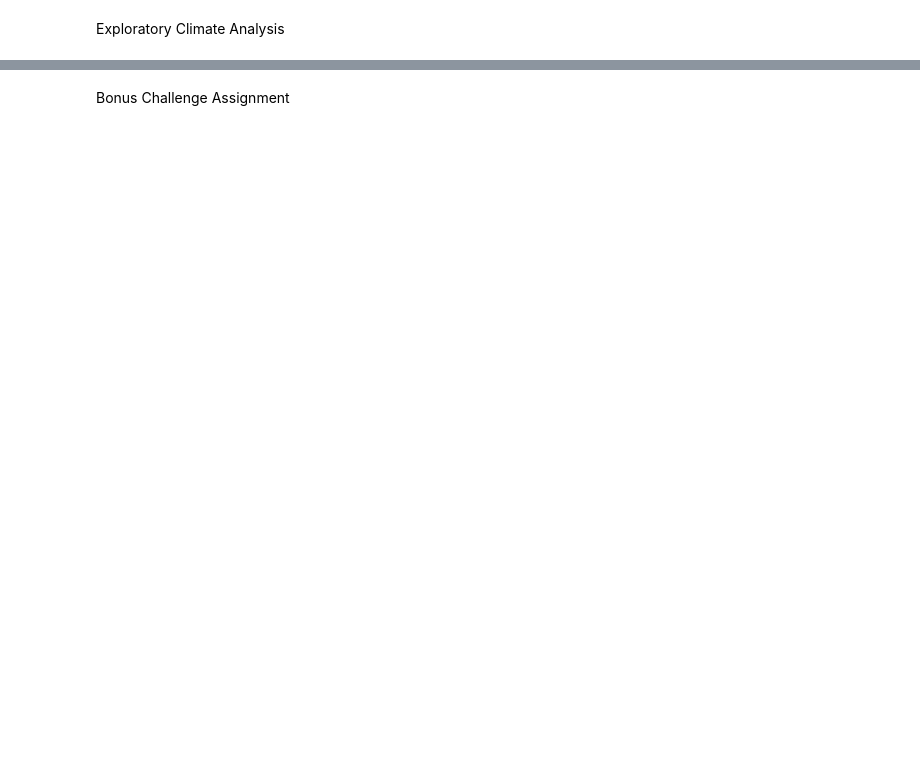
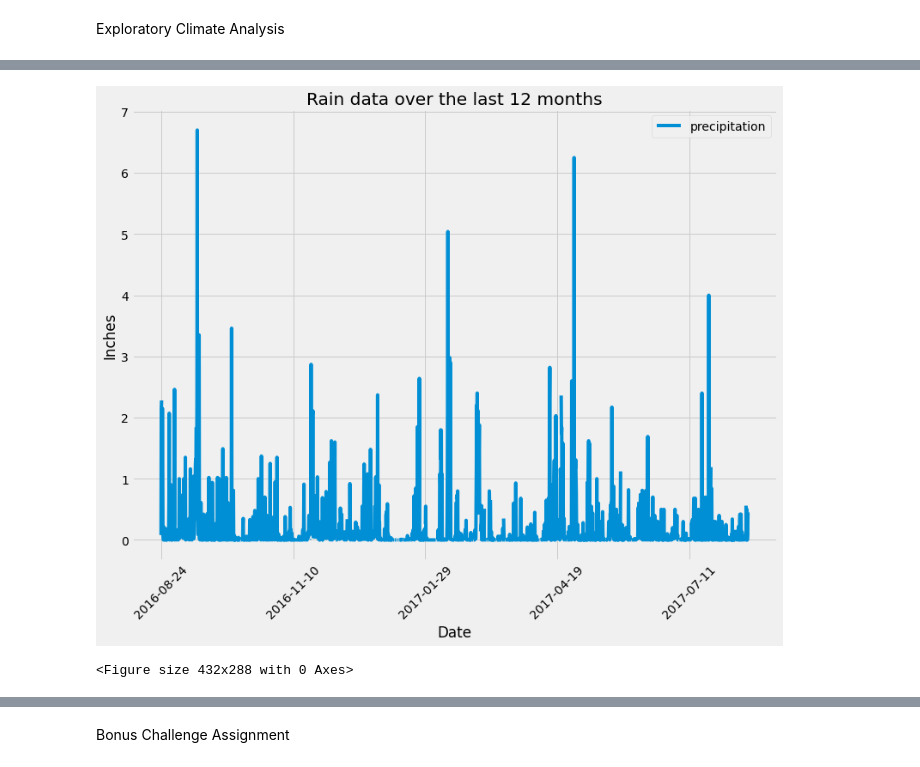
Before and after one commit to MellyB5/sqlalchemy_challenge, a Jupyter notebook: climate.ipynb, the cells around one changed output, grey strips where cells are left out. Saved outputs shown, nothing was run; the diff lists cells and outputs as text; code cells hidden in the pictures; blank space fills up the shorter version.

```diff
--- a/climate.ipynb
+++ b/climate.ipynb
@@ -20,7 +20,8 @@ from sqlalchemy import create_engine, func
 engine = create_engine("sqlite:///Resources/hawaii.sqlite")
 # %%
 # reflect an existing database into a new model
-
+Base = automap_base()
 # reflect the tables
+Base.prepare(engine, reflect=True)
 # %%
 # We can view all of the classes that automap found
@@ -27,6 +31,9 @@ engine = create_engine("sqlite:///Resources/hawaii.sqlite")
 # %%
 # Save references to each table
+Measurement = Base.classes.measurement
+Station = Base.classes.station
 # %%
 # Create our session (link) from Python to the DB
+session = Session(engine)
 # %% [markdown]
 Exploratory Climate Analysis
@@ -34,11 +46,15 @@ Exploratory Climate Analysis
 # Design a query to retrieve the last 12 months of precipitation data and plot the results
 
 # Calculate the date 1 year ago from the last data point in the database
-
+date_year_ago = dt.datetime(2017, 8, 23) - dt.timedelta(days=365)
 # Perform a query to retrieve the data and precipitation scores
-
+prcp_results = session.query(Measurement.prcp, Measurement.date).\
+    filter(Measurement.date >= date_year_ago).\
+    order_by(Measurement.date).all()
 # Save the query results as a Pandas DataFrame and set the index to the date column
-
+prcp_df = pd.DataFrame(prcp_results, columns=["prcp","date"])
+prcp_df = prcp_df.rename(columns={"prcp": "precipitation"})
+prcp_df.set_index("date", inplace=True)
 # Sort the dataframe by date
-
-# Use Pandas Plotting with Matplotlib to plot the data
+prcp_df.sort_values("date").dropna()
+prcp_df.head()
@@ -45,2 +69,14 @@ Exploratory Climate Analysis
+# %%
+# Use Pandas Plotting with Matplotlib to plot the data
+prcp_df.plot(rot=45, figsize=(12,9))
+plt.title("Rain data over the last 12 months")
+plt.ylabel("Inches")
+plt.xlabel("Date")
+fig.tight_layout()
+plt.show()
+plt.savefig("Images/rain.png")
+# %% [output]
+[figure, added]
+<Figure size 432x288 with 0 Axes>
 # %%
  # Use Pandas to calcualte the summary statistics for the precipitation data
```
Also changed, not shown: parts of 16 cells of this notebook, 4 other files.
